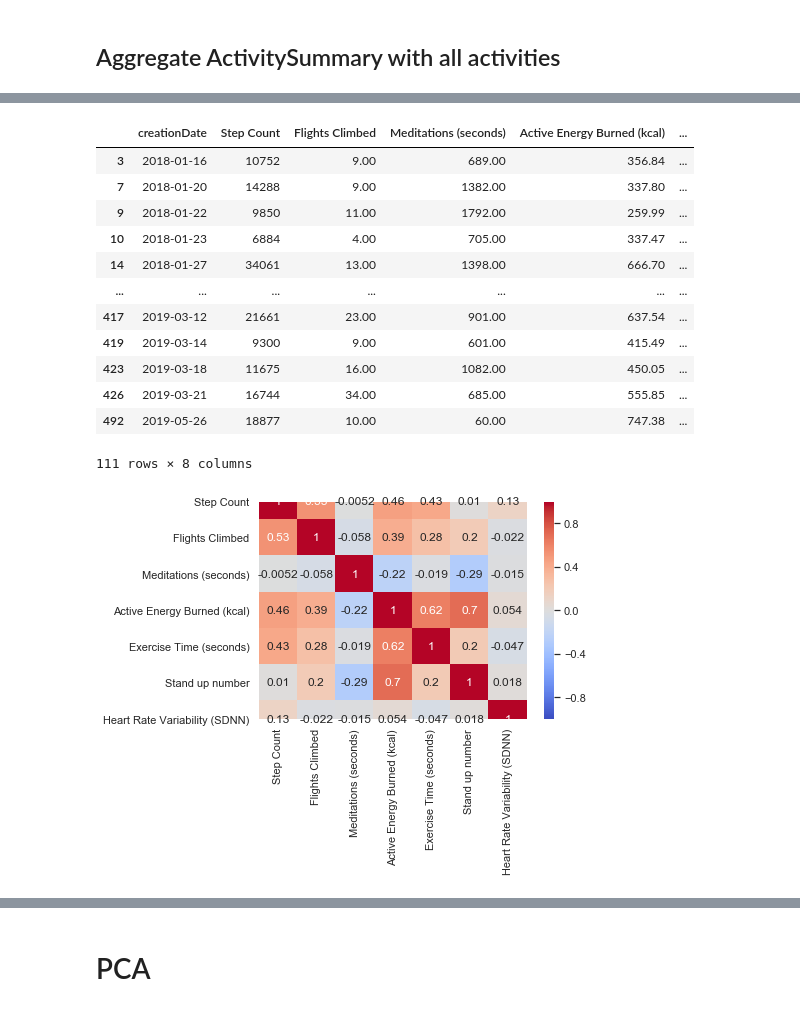
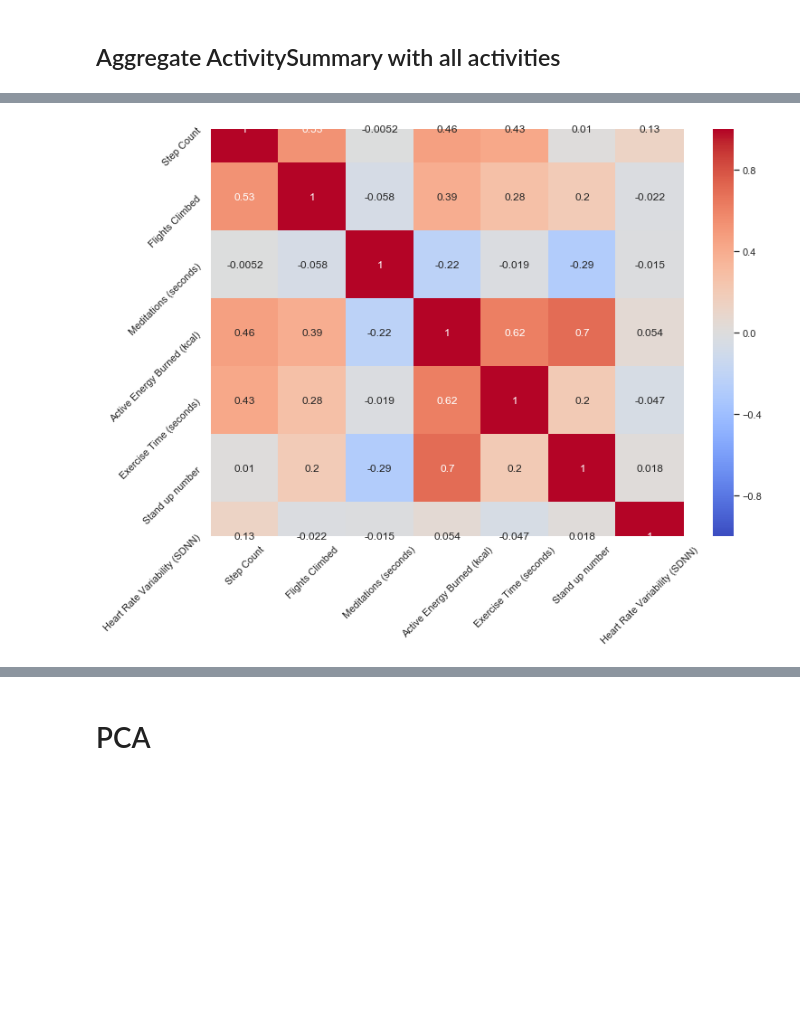
Before and after one commit to pmadruga/ml_project, a Jupyter notebook: books/data_preparation.ipynb, the cells around one changed output, grey strips where cells are left out. Drawn from its saved outputs; the diff is of its cells as text; code cells hidden in the pictures; blank space fills up the shorter version.

```diff
--- a/books/data_preparation.ipynb
+++ b/books/data_preparation.ipynb
@@ -196,9 +196,11 @@ results['Stand up number'] = df_copy['appleStandHours']
 results['Heart Rate Variability (SDNN)'] = df_hrv_final['value']
 
 
-results = results.reset_index()
+# results = results.set_index('creationDate')
 
-results.head()
+print(tabulate(results.dropna().head(),tablefmt="pipe", headers="keys"))
+
+# results.hist()
 # results.to_csv('../data/summary_shaped.csv')
 
 # for (index, row) in results.iterrows():
@@ -216,6 +221,8 @@ results.head()
 import seaborn as sns
 from matplotlib import dates
 import matplotlib.pyplot as plt
+# sns.set(font_scale=5.5)
 sns.set(style="darkgrid")
+sns.set(rc={'figure.figsize':(11.7,8.27)}, font_scale=1.5)
 # %%
 hrv_merged = pd.DataFrame()
@@ -318,7 +380,8 @@ for item in ax.get_xticklabels():
 # %%
+sns.set(style="darkgrid")
 plt.figure(figsize=(10,10))
 bx = sns.scatterplot(x=results['creationDate'], y=results['Step Count'], data=results, color='red')
-bx.set(xlim = (pd.to_datetime('2018-01-13'), pd.to_datetime('2018-12-31')))
+bx.set(xlim = (pd.to_datetime('2018-01-13'), pd.to_datetime('2019-12-31')))
 for item in bx.get_xticklabels():
     item.set_rotation(45)
 # %% [output]
@@ -342,35 +405,35 @@ for item in dx.get_xticklabels():
 # %%
+sns.set(style="darkgrid")
+# sns.set(rc={'figure.figsize':(16,13.27)}, font_scale=1.5)
+
 # results = results.reset_index()
+attributes = ['Step Count', 'Flights Climbed', 'Meditations (seconds)','Active Energy Burned (kcal)', 'Exercise Time (seconds)', 'Stand up number', 'Heart Rate Variability (SDNN)']
 
 sns.set(style="whitegrid")
-sns.heatmap(results.dropna().corr(),
+hx = sns.heatmap(results[attributes].dropna().corr(),
             vmin=-1,
             cmap='coolwarm',
             annot=True);
+
+for item in hx.get_xticklabels():
+    item.set_rotation(45)
+
+for item in hx.get_yticklabels():
+    item.set_rotation(45)
 
 # results.dropna().corr()
 df = results.dropna()
 
 df
+
+fig = hx.get_figure()
+fig.savefig("../report/images/dataset_1_correlation.png")
 # f = plt.figure(figsize=(19, 15))
 # plt.matshow(df.corr(), fignum=f.number)
 # plt.xticks(range(df.shape[1]), df.columns, fontsize=14, rotation=45)
 # plt.yticks(range(df.shape[1]), df.columns, fontsize=14)
 # cb = plt.colorbar()
 # cb.ax.tick_params(labelsize=14)
 # plt.title('Correlation Matrix', fontsize=16);
 # %% [output]
-|  | creationDate | Step Count | Flights Climbed | Meditations (seconds) | Active Energy Burned (kcal) | ... |
-| 3 | 2018-01-16 | 10752 | 9.00 | 689.00 | 356.84 | ... |
-| 7 | 2018-01-20 | 14288 | 9.00 | 1382.00 | 337.80 | ... |
-| 9 | 2018-01-22 | 9850 | 11.00 | 1792.00 | 259.99 | ... |
-| 10 | 2018-01-23 | 6884 | 4.00 | 705.00 | 337.47 | ... |
-| 14 | 2018-01-27 | 34061 | 13.00 | 1398.00 | 666.70 | ... |
-| ... | ... | ... | ... | ... | ... | ... |
-| 417 | 2019-03-12 | 21661 | 23.00 | 901.00 | 637.54 | ... |
-| 419 | 2019-03-14 | 9300 | 9.00 | 601.00 | 415.49 | ... |
-| 423 | 2019-03-18 | 11675 | 16.00 | 1082.00 | 450.05 | ... |
-| 426 | 2019-03-21 | 16744 | 34.00 | 685.00 | 555.85 | ... |
-| 492 | 2019-05-26 | 18877 | 10.00 | 60.00 | 747.38 | ... |
-111 rows × 8 columns
-[figure, old version]
+[figure, new version]
```
Also changed, not shown: parts of 25 cells of this notebook, 14 other files.
